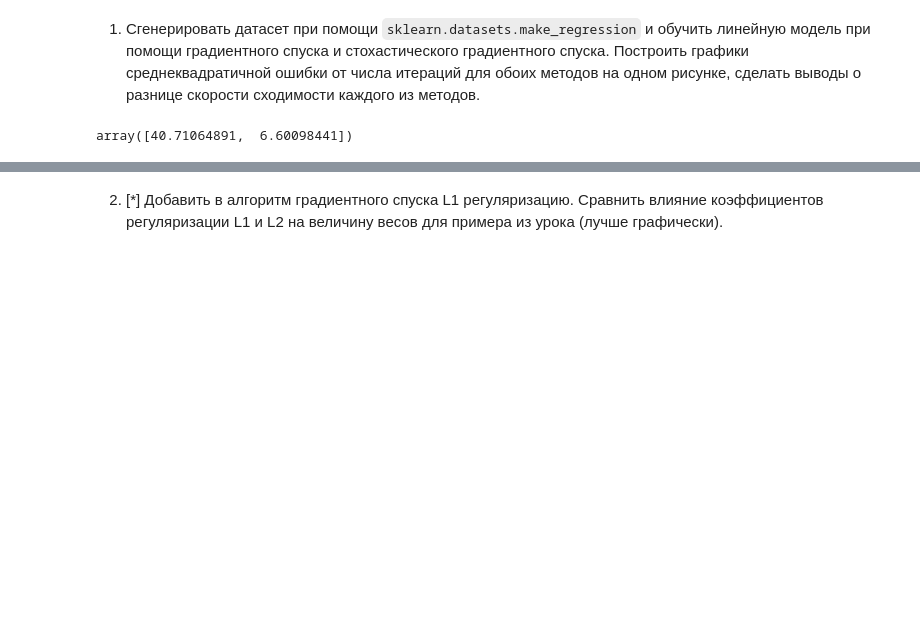
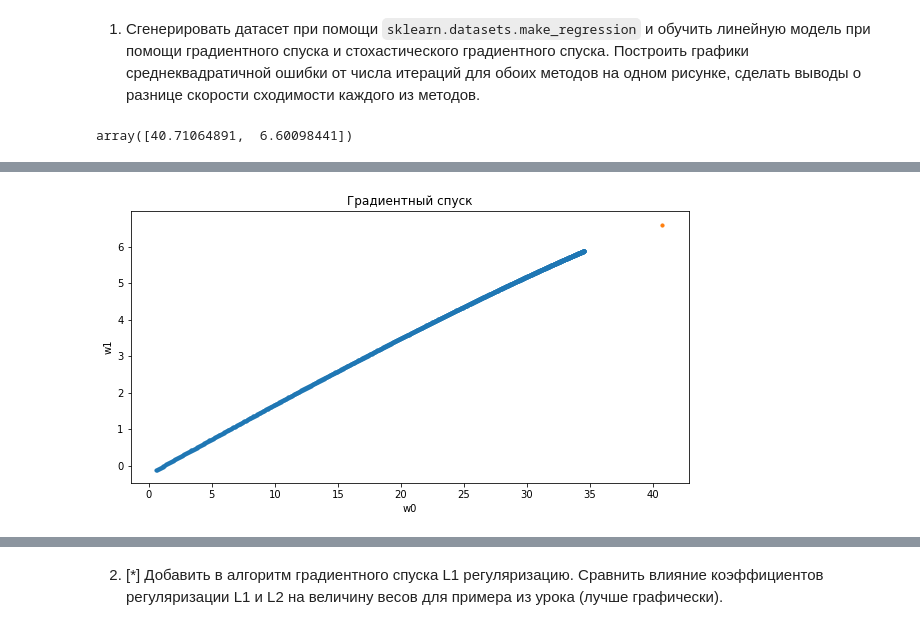
Before and after one commit to nglaz0v/Data_Analysis_Algorithms, a Jupyter notebook: task_02.ipynb, the cells around one changed output, grey strips where cells are left out. Cells and saved outputs as stored; diff of their text form; code cells hidden in the pictures; blank space fills up the shorter version.

```diff
--- a/task_02.ipynb
+++ b/task_02.ipynb
@@ -81,3 +116,11 @@ Wall time: 45.4 ms
+# %%
+plt.scatter(w_gd[:, 0], w_gd[:, 1], s=10)
+plt.scatter(coef[0], coef[1], s=10)
+plt.title("Градиентный спуск")
+plt.xlabel("w0")
+plt.ylabel("w1");
+# %% [output]
+[figure, added]
 # %%
 %%time
 
```
Also changed, not shown: parts of 12 cells of this notebook.
